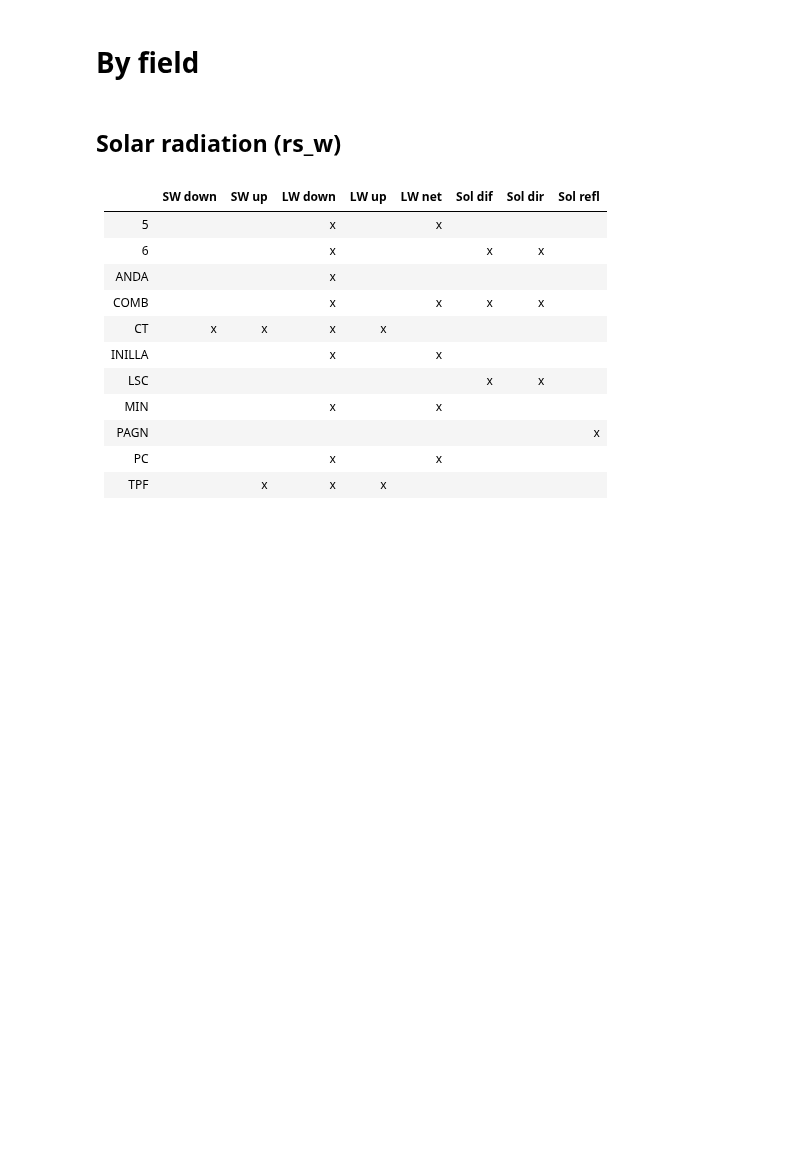
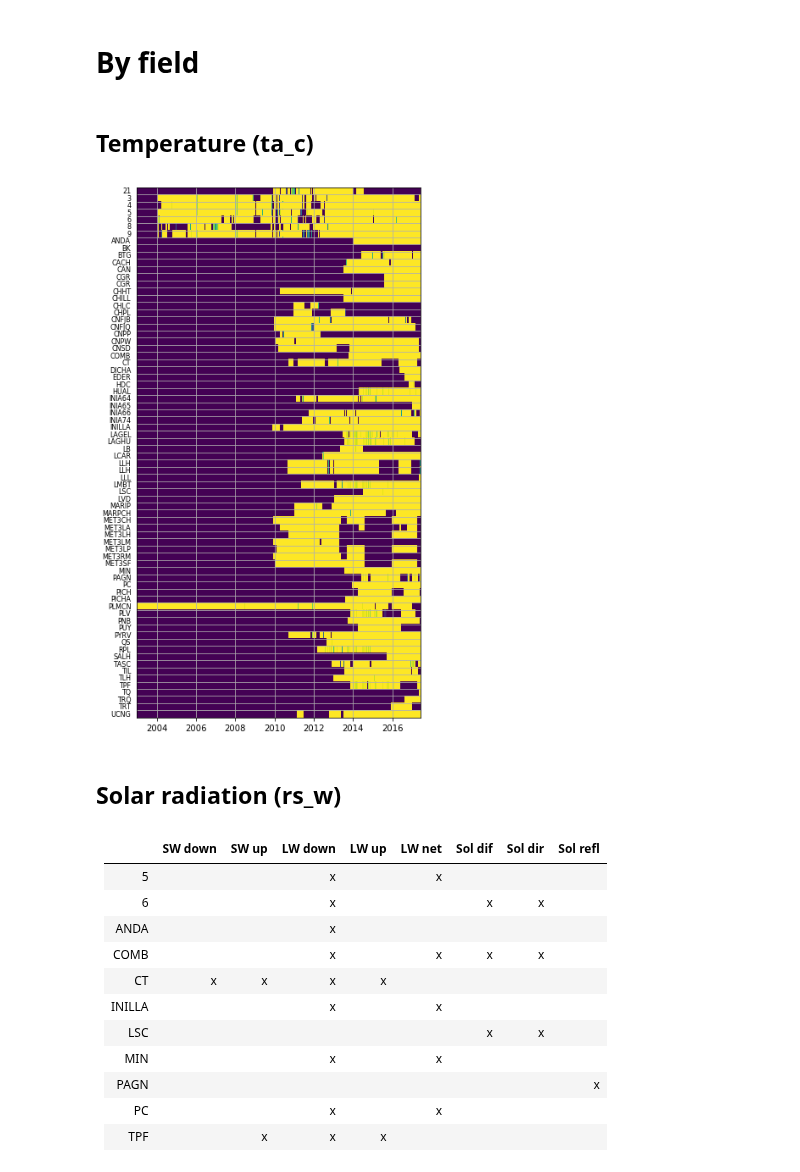
Before and after one commit to betaplane/cezanne, a Jupyter notebook: notebooks/availability.ipynb, the cells around one changed output. Drawn from its saved outputs; the diff is of its cells as text; code cells hidden in the pictures; blank space fills up the shorter version.

```diff
--- a/notebooks/availability.ipynb
+++ b/notebooks/availability.ipynb
@@ -53,5 +58,14 @@ availability([s.code for s in stations], d, m)
 # %% [markdown]
 # By field
+# %% [markdown]
+## Temperature (ta_c)
+# %%
+with pd.HDFStore('../../data/CEAZAMet/station_data.h5') as D:
+    m = D['ta_c'].xs('prom', level='aggr', axis=1).resample('D').count()
+    m.columns = m.columns.get_level_values(0)
+avail(m)
+# %% [output]
+[figure, added]
 # %% [markdown]
 ## Solar radiation (rs_w)
 # %% [markdown]
```
Also changed, not shown: parts of 8 cells of this notebook, 21 other files.
